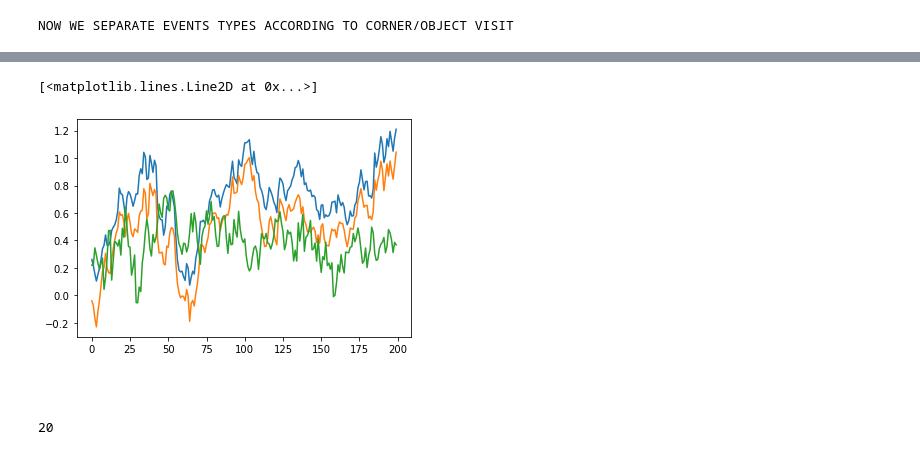
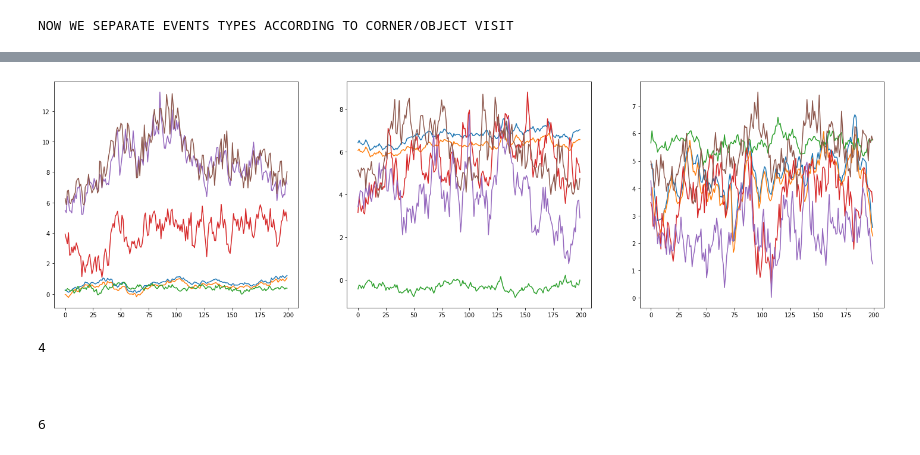
Before and after one commit to melisamc89/neural_analysys, a Jupyter notebook: src/representational_distance.ipynb, the cells around one changed output, grey strips where cells are left out. Saved outputs shown, nothing was run; the diff lists cells and outputs as text; code cells hidden in the pictures.

Commit message:
representational_distance update

```diff
--- a/src/representational_distance.ipynb
+++ b/src/representational_distance.ipynb
@@ -66,7 +66,8 @@ tracking_dir = os.environ['PROJECT_DIR'] + 'calcium_imaging_behaviour/data/cente
 objects_dir= os.environ['PROJECT_DIR'] + 'calcium_imaging_behaviour/data/object_positions/'
 figure_path = os.environ['PROJECT_DIR'] +'neural_analysis/figures/trial_aligned_events/'
 # %%
-activity_list,timeline_list,behaviour_list,corners_list,parameters_time,parameters_list,parameters_list2, speed_list = load_data(mouse, session_now,decoding_v, motion_correction_v, alignment_v, equalization_v,source_extraction_v,component_evaluation_v, re_sf,file_directory, timeline_file_dir, behaviour_dir, behaviour_dir_parameters, tracking_dir, objects_dir)
+#activity_list,timeline_list,behaviour_list,corners_list,parameters_time,parameters_list,parameters_list2, speed_list = load_data(mouse, session_now,decoding_v, motion_correction_v, alignment_v, equalization_v,source_extraction_v,component_evaluation_v, re_sf,file_directory, timeline_file_dir, behaviour_dir, behaviour_dir_parameters, tracking_dir, objects_dir)
+activity_list_trial,timeline_list_trial,behaviour_list_trial,corners_list_trial,parameters_time_trial,parameters_list_trial,parameters_list2_trial, speed_list_trial = load_data_trial(mouse, session_now,decoding_v, motion_correction_v, alignment_v, equalization_v,source_extraction_v,component_evaluation_v, re_sf,file_directory, timeline_file_dir, behaviour_dir, behaviour_dir_parameters, tracking_dir, objects_dir)
 # %% [output]
 LOADING TRIALS ACTIVITY AND CREATING LIST OF ACTIVITY, TRACKING AND BEHAVIOUR
 (195, 32368)
@@ -96,0 +92,13 @@ CREATES LIST THAT SAVES ALL THE EVENTS IN A DAY AND CONTAINS ONSET OF VISITS
+# %%
+print('ETHOGRAM DISTANCE DAYWISE')
+id_target_etho = [3,4]
+distance_etho = compute_representational_distance_measures(activity_list,data_transformation,period,behaviour_list,id_target_etho,N_SHUFFLINGS)
+save_distance(mouse,session_now,distance_etho,'task')
+print('NAVIGATION DISTANCE TRIAL DAYWISE')
+id_target_corners = [1,2,3,4]
+distance_nav = compute_representational_distance_measures(activity_list,data_transformation,period,navigation_list,id_target_corners,N_SHUFFLINGS)
+save_distance(mouse,session_now,distance_nav,'nav')
+print('EXPLORATION DISTANCE TRIAL DAYWISE')
+id_target_exp = [1,2,3,4]
+distance_exp = compute_representational_distance_measures(activity_list,data_transformation,period,navigation_list,id_target_exp,N_SHUFFLINGS)
+save_distance(mouse,session_now,distance_exp,'exp')
@@ -155,3 +168,0 @@ CREATEING VISITIS ACTIVITY MATRICES
-# %%
-print('CREATING DISTANCE tuple')
-distance_etho = compute_distance_list(trial_activity_etho,trial_activity_shuffle_etho, N_SHUFFLINGS)
@@ -174,15 +374,38 @@ def compute_distance_list(trial_activity, trial_activity_shuffle, N_SHUFFLINGS):
-# %%
-plt.plot(distance_etho.neural)
-plt.plot(distance_etho.pca)
-plt.plot(distance_etho.cca_time)
-# %% [output]
-[<matplotlib.lines.Line2D at 0x...>]
-[figure, removed]
+# %%
+figure, axes = plt.subplots(1,3)
+
+axes[0].plot(distance_etho.neural)
+axes[0].plot(distance_etho.pca)
+axes[0].plot(distance_etho.cca_time)
+axes[0].plot(distance_etho.cca_allo)
+axes[0].plot(distance_etho.cca_ego)
+axes[0].plot(distance_etho.lda)
+
+axes[1].plot(distance_nav.neural)
+axes[1].plot(distance_nav.pca)
+axes[1].plot(distance_nav.cca_time)
+axes[1].plot(distance_nav.cca_allo)
+axes[1].plot(distance_nav.cca_ego)
+axes[1].plot(distance_nav.lda)
+
+axes[2].plot(distance_exp.neural)
+axes[2].plot(distance_exp.pca)
+axes[2].plot(distance_exp.cca_time)
+axes[2].plot(distance_exp.cca_allo)
+axes[2].plot(distance_exp.cca_ego)
+axes[2].plot(distance_exp.lda)
+
+figure.set_size_inches([25,7])
+# %% [output]
+[figure, added]
+# %%
+len(events_number_etho)
+# %% [output]
+4
 # %% [markdown]
 #####
 # %%
-pca_components
 # %% [output]
-20
+6
 # %%
 # %% [output]
```
Also changed, not shown: parts of 29 cells of this notebook, 1 other file.
